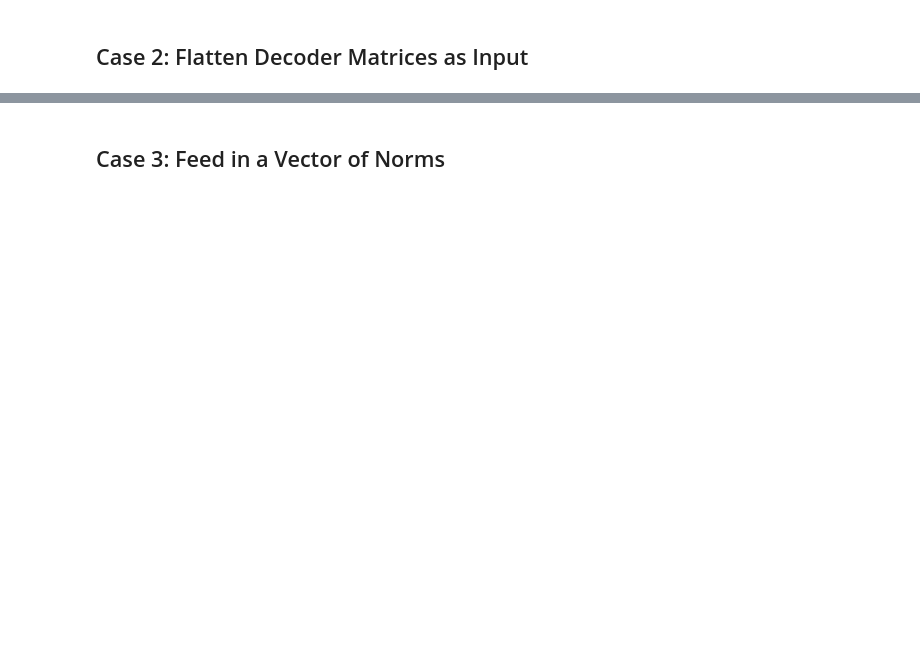
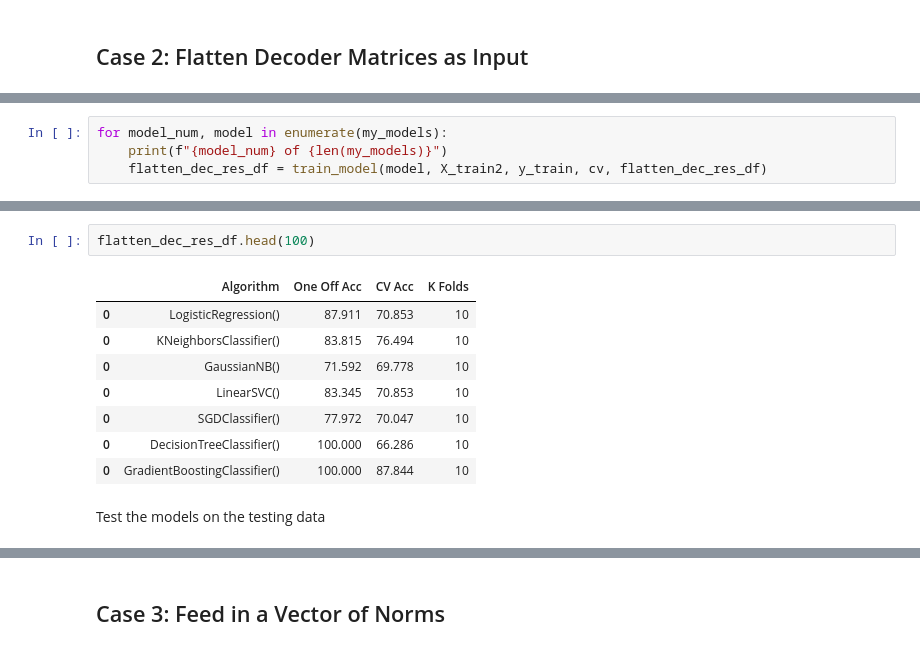
Before and after one commit to kdmalc/personalization-privacy-risk, a Jupyter notebook: 101_Initial_Privacy_Attack.ipynb, the cells around one changed output, grey strips where cells are left out. Saved outputs shown, nothing was run; the diff lists cells and outputs as text; blank space fills up the shorter version.

```diff
--- a/101_Initial_Privacy_Attack.ipynb
+++ b/101_Initial_Privacy_Attack.ipynb
@@ -462,0 +465,4 @@ test_df.head()
+# %%
+for model_num, model in enumerate(my_models):
+    print(f"{model_num} of {len(my_models)}")
+    flatten_dec_res_df = train_model(model, X_train2, y_train, cv, flatten_dec_res_df)
@@ -462,0 +477,13 @@ test_df.head()
+# %%
+flatten_dec_res_df.head(100)
+# %% [output]
+|  | Algorithm | One Off Acc | CV Acc | K Folds |
+| 0 | LogisticRegression() | 87.911 | 70.853 | 10 |
+| 0 | KNeighborsClassifier() | 83.815 | 76.494 | 10 |
+| 0 | GaussianNB() | 71.592 | 69.778 | 10 |
+| 0 | LinearSVC() | 83.345 | 70.853 | 10 |
+| 0 | SGDClassifier() | 77.972 | 70.047 | 10 |
+| 0 | DecisionTreeClassifier() | 100.000 | 66.286 | 10 |
+| 0 | GradientBoostingClassifier() | 100.000 | 87.844 | 10 |
+# %% [markdown]
+Test the models on the testing data
```
Also changed, not shown: parts of 51 cells of this notebook, 2 other files.
